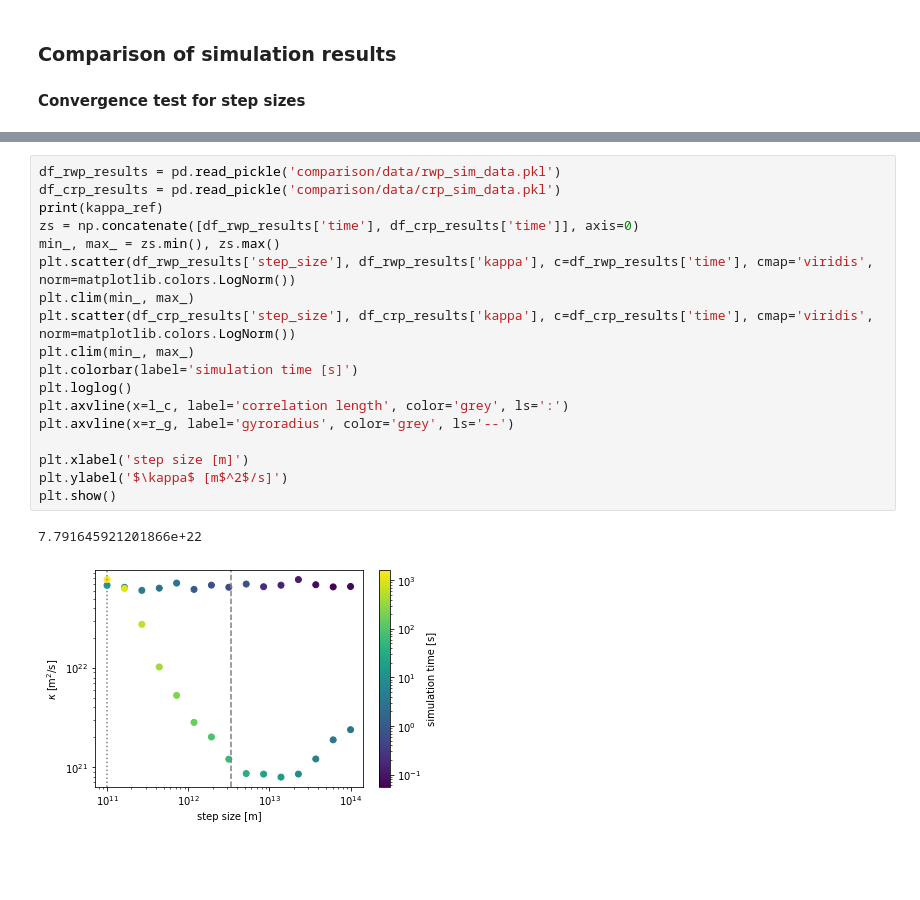
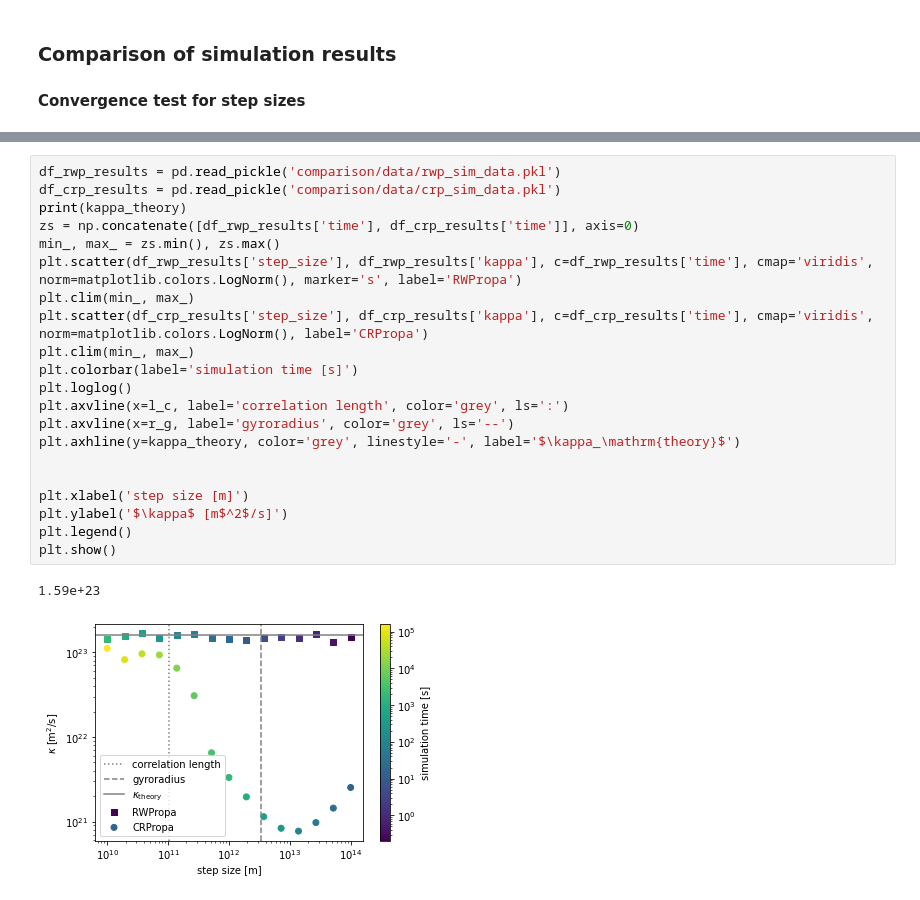
Before and after one commit to reichherzerp/PropPy, a Jupyter notebook: comparison/Comparison in compact astrophysical sources.ipynb, the cells around one changed output, grey strips where cells are left out. Drawn from its saved outputs; the diff is of its cells as text; blank space fills up the shorter version.

Commit message:
added labels and legends
Former-commit-id: c07f44a009e253cc473a051a5aeae08e810efd12

```diff
--- a/comparison/Comparison in compact astrophysical sources.ipynb
+++ b/comparison/Comparison in compact astrophysical sources.ipynb
@@ -180,24 +177,27 @@ no data
 # %%
 df_rwp_results = pd.read_pickle('comparison/data/rwp_sim_data.pkl')
 df_crp_results = pd.read_pickle('comparison/data/crp_sim_data.pkl')
-print(kappa_ref)
+print(kappa_theory)
 zs = np.concatenate([df_rwp_results['time'], df_crp_results['time']], axis=0)
 min_, max_ = zs.min(), zs.max()
-plt.scatter(df_rwp_results['step_size'], df_rwp_results['kappa'], c=df_rwp_results['time'], cmap='viridis', norm=matplotlib.colors.LogNorm())
+plt.scatter(df_rwp_results['step_size'], df_rwp_results['kappa'], c=df_rwp_results['time'], cmap='viridis', norm=matplotlib.colors.LogNorm(), marker='s', label='RWPropa')
 plt.clim(min_, max_)
-plt.scatter(df_crp_results['step_size'], df_crp_results['kappa'], c=df_crp_results['time'], cmap='viridis', norm=matplotlib.colors.LogNorm())
+plt.scatter(df_crp_results['step_size'], df_crp_results['kappa'], c=df_crp_results['time'], cmap='viridis', norm=matplotlib.colors.LogNorm(), label='CRPropa')
 plt.clim(min_, max_)
 plt.colorbar(label='simulation time [s]')
 plt.loglog()
 plt.axvline(x=l_c, label='correlation length', color='grey', ls=':')
 plt.axvline(x=r_g, label='gyroradius', color='grey', ls='--')
+plt.axhline(y=kappa_theory, color='grey', linestyle='-', label='$\kappa_\mathrm{theory}$')
+
 
 plt.xlabel('step size [m]')
 plt.ylabel('$\kappa$ [m$^2$/s]')
+plt.legend()
 plt.show()
 # %% [output]
-7.791645921201866e+22
+1.59e+23
-[figure, old version]
+[figure, new version]
 # %%
 df_rwp_results = pd.read_pickle('comparison/data/rwp_sim_data.pkl')
 df_crp_results = pd.read_pickle('comparison/data/crp_sim_data.pkl')
```
Also changed, not shown: parts of 9 cells of this notebook.
